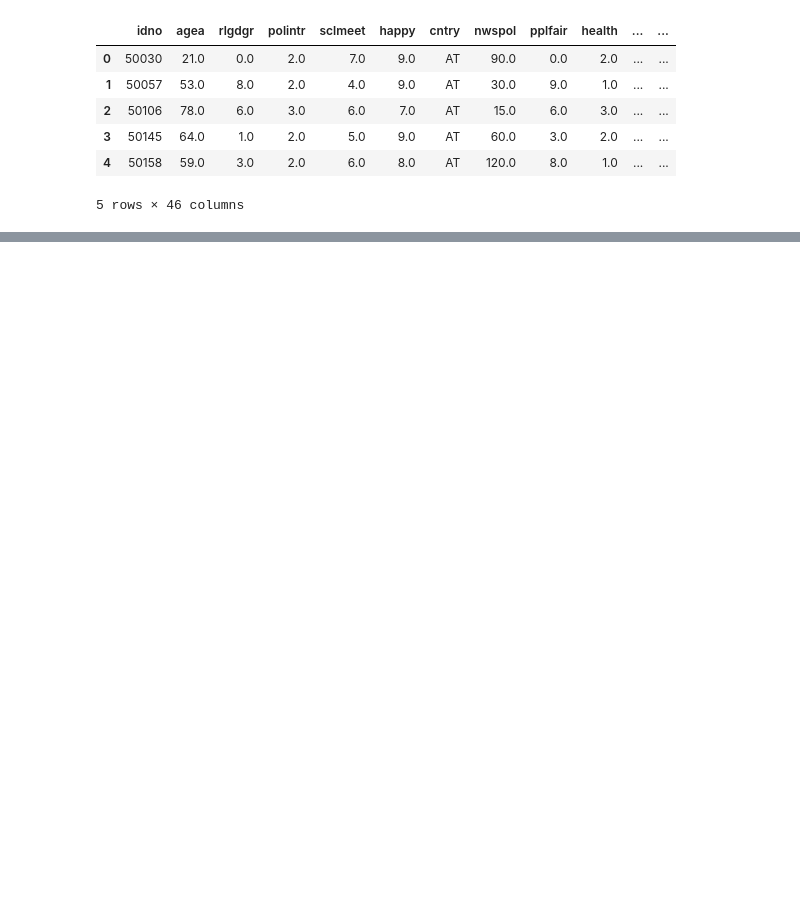
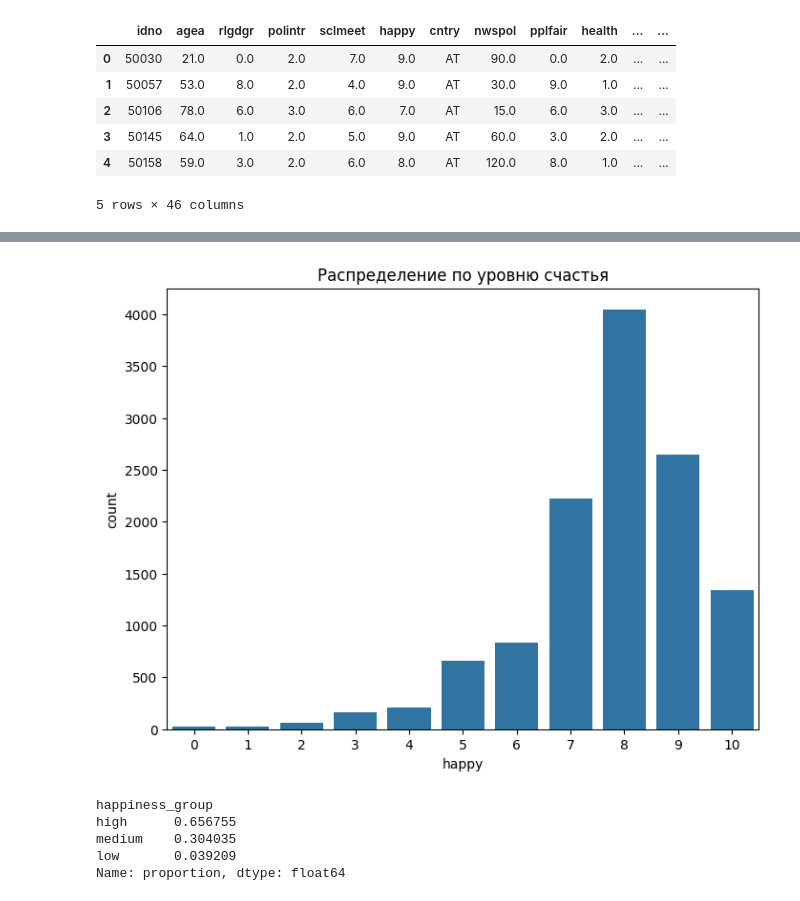
Before and after one commit to AnnaNebuko/ABD-PRJ-25-2team-HAPPINESS, a Jupyter notebook: model.ipynb, the cells around one changed output, grey strips where cells are left out. Cells and saved outputs as stored; diff of their text form; code cells hidden in the pictures; blank space fills up the shorter version.

```diff
--- a/model.ipynb
+++ b/model.ipynb
@@ -194,0 +151,23 @@ print(cat_coef_df.head(15))
+# %%
+fig = plt.figure(figsize=(8, 6))
+
+sns.countplot(data=df, x='happy')
+plt.title('Распределение по уровню счастья')
+plt.show()
+# %% [output]
+[figure, added]
+# %%
+# Объединим уровень счастья в категории
+df['happiness_group'] = pd.cut(
+    df['happy'],
+    bins=[-1, 4, 7, 10],  # Границы: (-1,4], (4,7], (7,10]
+    labels=['low', 'medium', 'high']
+)
+
+print(df['happiness_group'].value_counts(normalize=True))
+# %% [output]
+happiness_group
+high      0.656755
+medium    0.304035
+low       0.039209
+Name: proportion, dtype: float64
```
Also changed, not shown: parts of 24 cells of this notebook.
